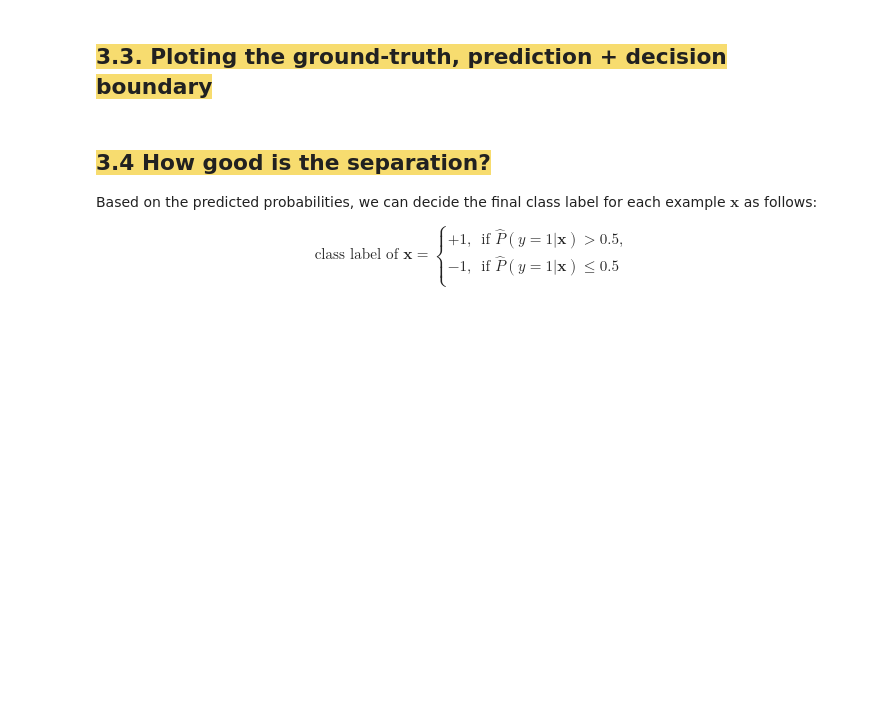
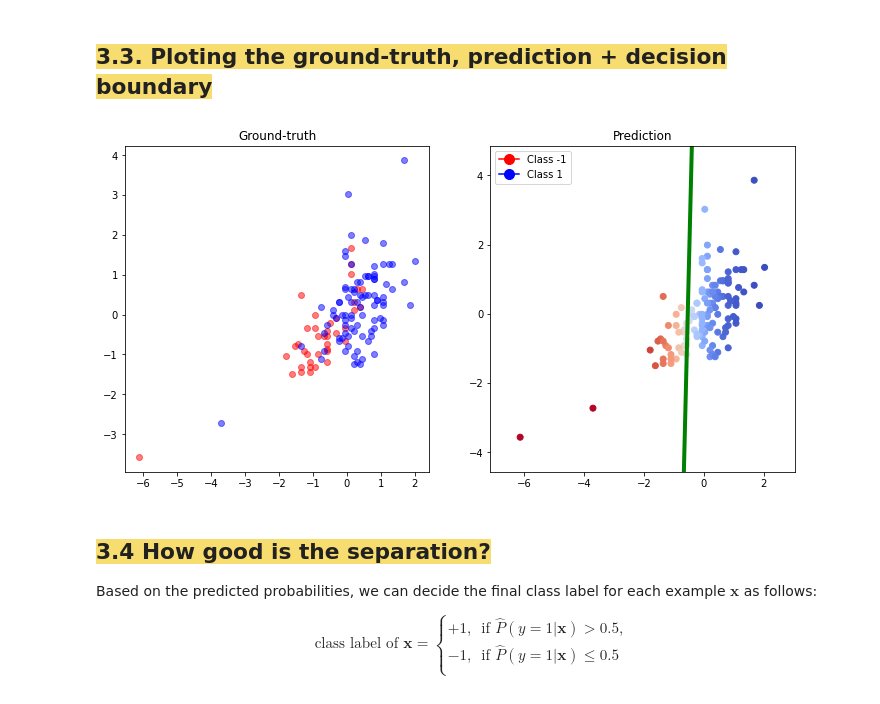
Before and after one commit to ricardokojo/MAC0460-2021, a Jupyter notebook: ep03_logistic_regression.ipynb, the cells around one changed output. Cells and saved outputs as stored; diff of their text form; code cells hidden in the pictures; blank space fills up the shorter version.

```diff
--- a/ep03_logistic_regression.ipynb
+++ b/ep03_logistic_regression.ipynb
@@ -319,3 +401,49 @@ print(min(y), max(y))
+# %%
+# ===> Write the code for
+#      - computing the prediction
+#      - plotting the scatterplot with the ground-truth
+#        and another with the prediction and decision boundary line
+
+x1min = min(X[:,0])
+x1max = max(X[:,0])
+x2min = min(X[:,1])
+x2max = max(X[:,1])
+
+y_pred = predict_logistic(X, w_logistic)
+
+fig = plt.figure(figsize=(12,6))
+ax1 = fig.add_subplot(121)
+ax1.set_title("Ground-truth")
+
+# plot negatives in red
+ax1.scatter(X[y==-1,0], \
+            X[y==-1,1], \
+            alpha = 0.5, \
+            c = 'red')
+
+# and positives in blue
+ax1.scatter(x=X[y==1,0], \
+            y=X[y==1,1], \
+            alpha = 0.5, \
+            c = 'blue')
+
+ax2 = fig.add_subplot(122)
+
+ax2.set_title("Prediction")
+ax2.scatter(x = X[:,0], y = X[:,1], c = -y_pred, cmap = 'coolwarm')
+ax2.legend(handles=legend_elements, loc='best')
+ax2.set_xlim([x1min-1, x1max+1])
+ax2.set_ylim([x2min-1, x2max+1])
+
+p1 = (x1min, -(w_logistic[0] + (x1min)*w_logistic[1])/w_logistic[2])
+p2 = (x1max, -(w_logistic[0] + (x1max)*w_logistic[1])/w_logistic[2])
+
+lines = ax2.plot([p1[0], p2[0]], [p1[1], p2[1]], '-')
+plt.setp(lines, color='g', linewidth=4.0)
+
+plt.show()
+# %% [output]
+[figure, added]
 # %% [markdown]
 ## <font style="background-color: #f7dc6f">3.4 How good is the separation?</font>
 
```
Also changed, not shown: parts of 37 cells of this notebook.
